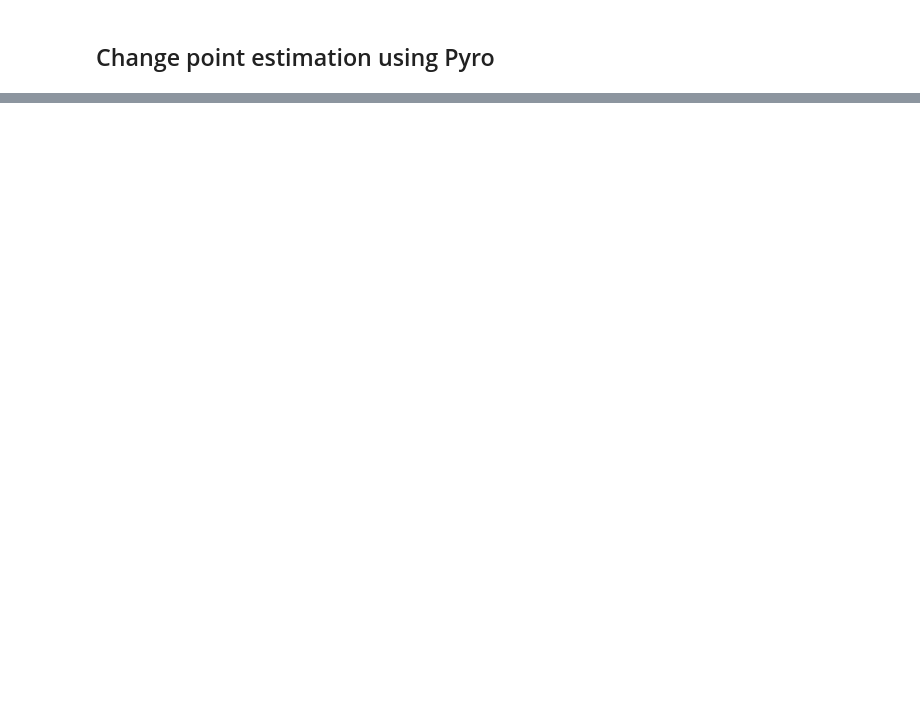
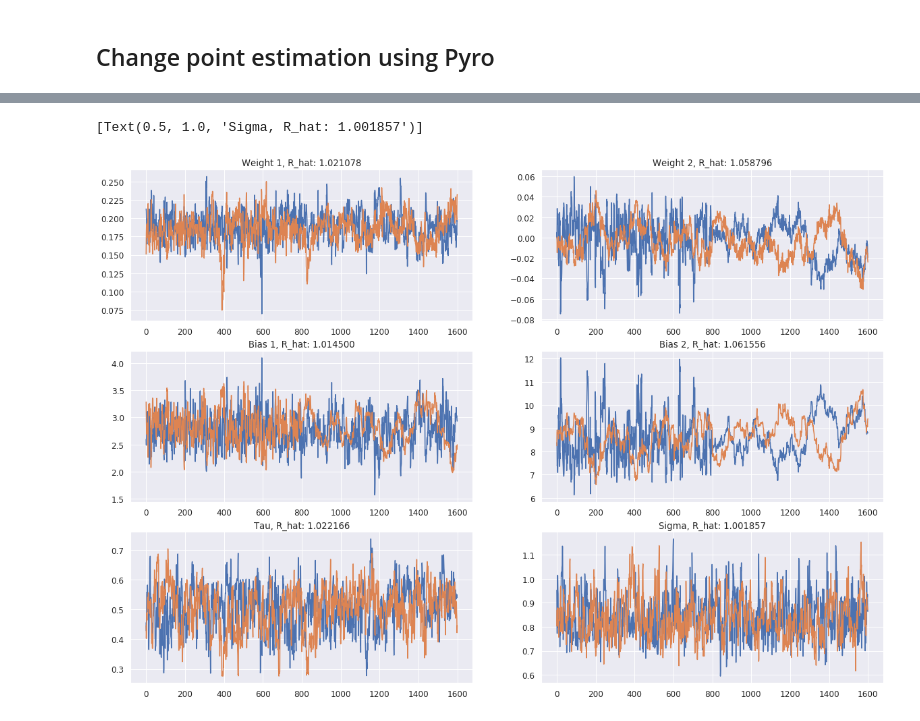
Before and after one commit to zeliangwang/COVID-19, a Jupyter notebook: case_change_detection.ipynb, the cells around one changed output, grey strips where cells are left out. Saved outputs shown, nothing was run; the diff lists cells and outputs as text; code cells hidden in the pictures; blank space fills up the shorter version.

```diff
--- a/case_change_detection.ipynb
+++ b/case_change_detection.ipynb
@@ -286,0 +498,14 @@ from pyro.infer import Predictive
+# %%
+model = COVID_change(1, 1,
+                     b1_mu = bias_1_mean,
+                     b2_mu = bias_2_mean)
+# need more than 400 samples/chain if we want to use a flat prior on b_2 and w_2
+num_samples =800
+# mcmc
+nuts_kernel = NUTS(model)
+mcmc = MCMC(nuts_kernel,
+            num_samples=num_samples,
+            warmup_steps = 150,
+            num_chains = 4)
+mcmc.run(x_data, y_data)
+samples = mcmc.get_samples()
@@ -286,0 +562,3 @@ from pyro.infer import Predictive
+# %%
+mcmc.summary()
+diag = mcmc.diagnostics()
@@ -286,0 +575,32 @@ from pyro.infer import Predictive
+# %%
+n_samples = np.arange(len(weight_1_post))
+_half = int(len(n_samples) / 2)
+fig, ax = plt.subplots(3,2, figsize=(20, 14))
+
+ax[0,0].plot(n_samples[:_half], weight_1_post[:_half, 0])
+ax[0,0].plot(n_samples[:_half], weight_1_post[_half:, 0])
+ax[0,0].set(title="Weight 1, R_hat: %f" % diag["linear1.weight"]['r_hat'].numpy())
+
+#ax[0,1].plot(n_samples, weight_2_post[:, 0]);
+ax[0,1].plot(n_samples[:_half], weight_2_post[:_half, 0])
+ax[0,1].plot(n_samples[:_half], weight_2_post[_half:, 0])
+ax[0,1].set(title="Weight 2, R_hat: %f" % diag["linear2.weight"]['r_hat'].numpy())
+
+ax[1,0].plot(n_samples[:_half], bias_1_post[:_half])
+ax[1,0].plot(n_samples[:_half], bias_1_post[_half:])
+ax[1,0].set(title="Bias 1, R_hat: %f" % diag["linear1.bias"]['r_hat'].numpy())
+
+ax[1,1].plot(n_samples[:_half], bias_2_post[:_half])
+ax[1,1].plot(n_samples[:_half], bias_2_post[_half:])
+ax[1,1].set(title="Bias 2, R_hat: %f" % diag["linear2.bias"]['r_hat'].numpy())
+
+ax[2,0].plot(n_samples[:_half], tau_post[:_half])
+ax[2,0].plot(n_samples[:_half], tau_post[_half:])
+ax[2,0].set(title="Tau, R_hat: %f" % diag["tau"]['r_hat'].numpy())
+
+ax[2,1].plot(n_samples[:_half], sigma_post[:_half])
+ax[2,1].plot(n_samples[:_half], sigma_post[_half:])
+ax[2,1].set(title="Sigma, R_hat: %f" % diag["sigma"]['r_hat'].numpy())
+# %% [output]
+[Text(0.5, 1.0, 'Sigma, R_hat: 1.001857')]
+[figure, added]
```
Also changed, not shown: parts of 24 cells of this notebook.
